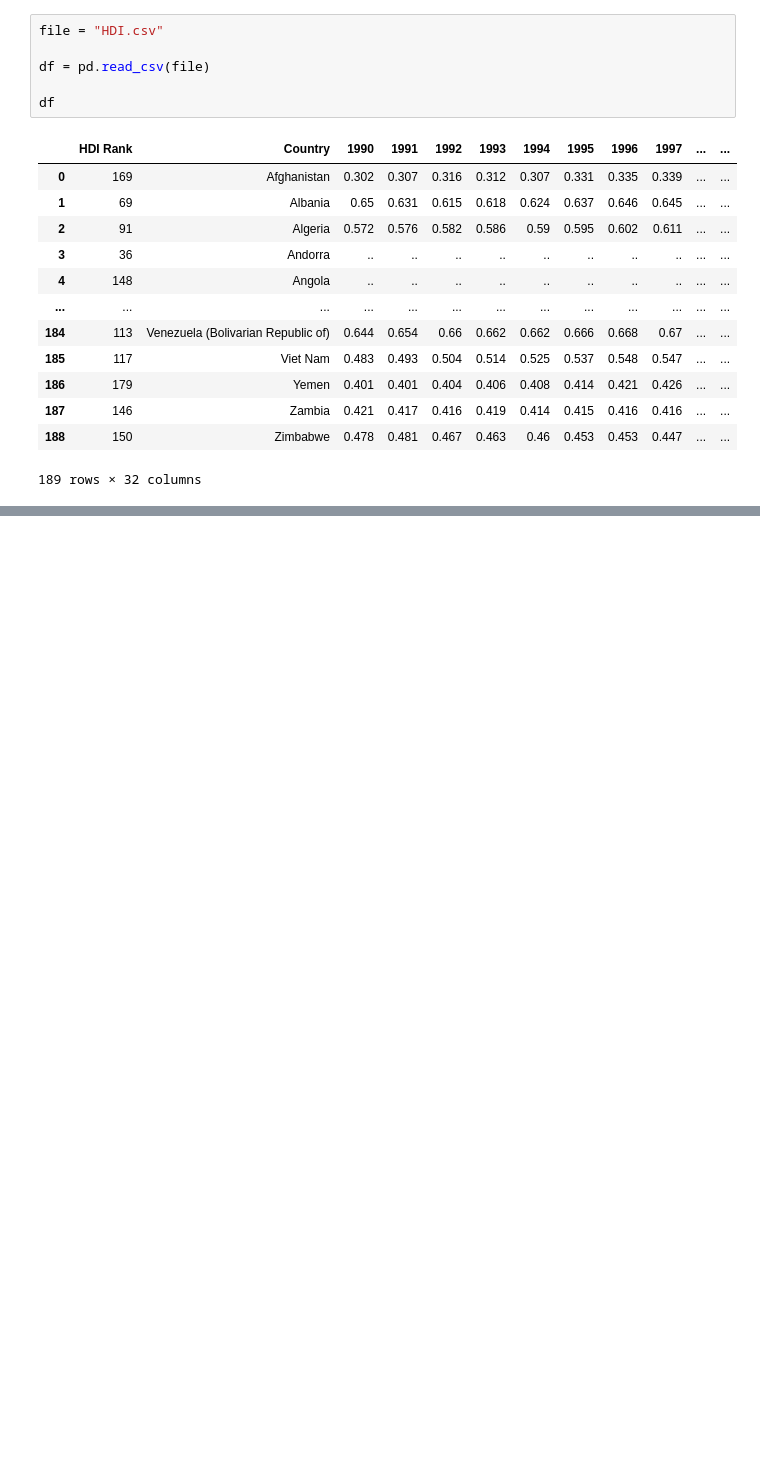
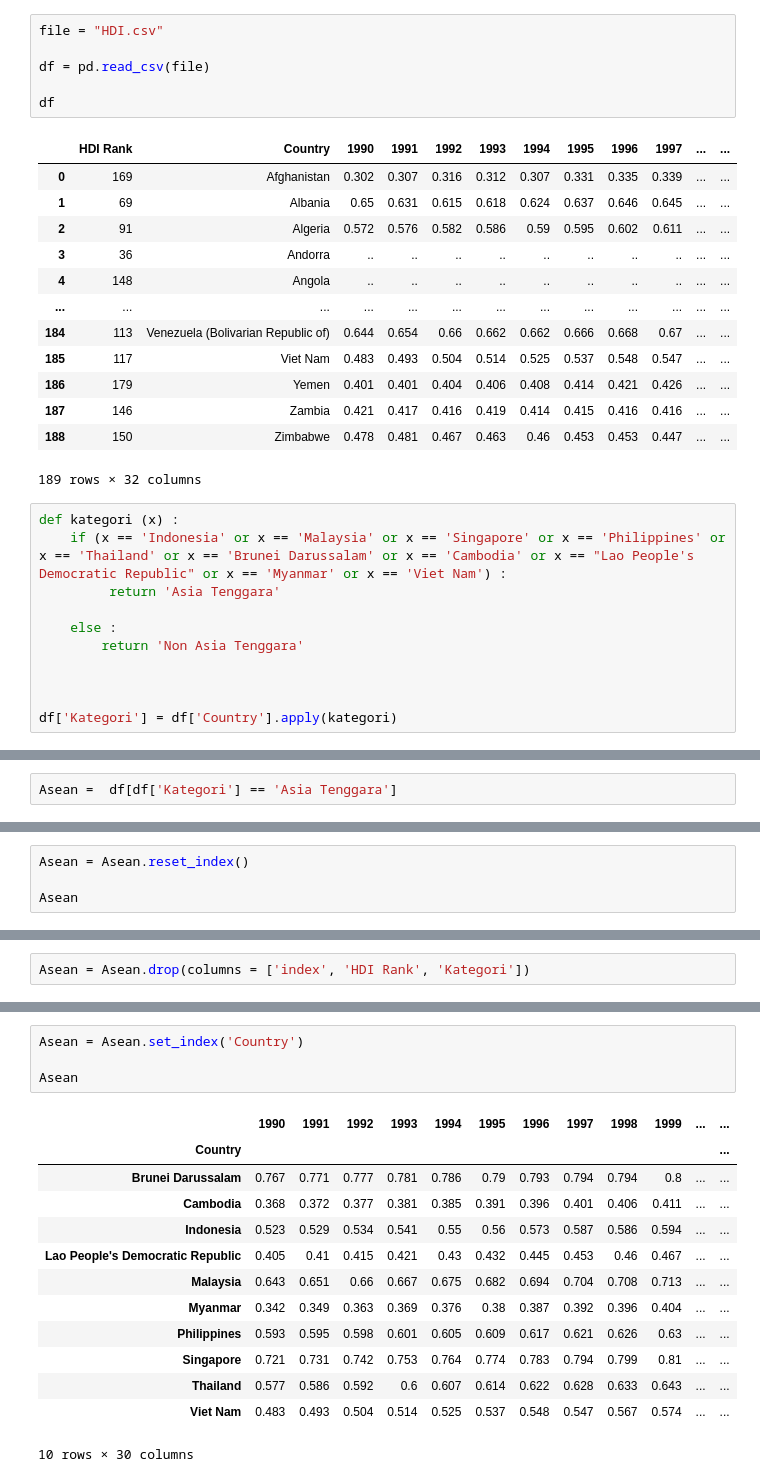
Before and after one commit to ikariyani/python-100daysChallenge, a Jupyter notebook: PROJECT/DAY 33/MATPLOTLIB - Line Chart (Multiple Lines).ipynb, the cells around one changed output, grey strips where cells are left out. Cells and saved outputs as stored; diff of their text form; blank space fills up the shorter version.

```diff
--- a/PROJECT/DAY 33/MATPLOTLIB - Line Chart (Multiple Lines).ipynb
+++ b/PROJECT/DAY 33/MATPLOTLIB - Line Chart (Multiple Lines).ipynb
@@ -29,3 +29,14 @@ df
 | 187 | 146 | Zambia | 0.421 | 0.417 | 0.416 | 0.419 | 0.414 | 0.415 | 0.416 | 0.416 | ... | ... |
 | 188 | 150 | Zimbabwe | 0.478 | 0.481 | 0.467 | 0.463 | 0.46 | 0.453 | 0.453 | 0.447 | ... | ... |
 189 rows × 32 columns
+# %%
+def kategori (x) :
+    if (x == 'Indonesia' or x == 'Malaysia' or x == 'Singapore' or x == 'Philippines' or x == 'Thailand' or x == 'Brunei Darussalam' or x == 'Cambodia' or x == "Lao People's Democratic Republic" or x == 'Myanmar' or x == 'Viet Nam') :
+         return 'Asia Tenggara'
+
+    else :
+        return 'Non Asia Tenggara'
+
+
+
+df['Kategori'] = df['Country'].apply(kategori)
@@ -31,0 +59,2 @@ df
+# %%
+Asean =  df[df['Kategori'] == 'Asia Tenggara']
@@ -31,0 +76,4 @@ df
+# %%
+Asean = Asean.reset_index()
+
+Asean
@@ -31,0 +93,2 @@ df
+# %%
+Asean = Asean.drop(columns = ['index', 'HDI Rank', 'Kategori'])
@@ -31,0 +110,18 @@ df
+# %%
+Asean = Asean.set_index('Country')
+
+Asean
+# %% [output]
+|  | 1990 | 1991 | 1992 | 1993 | 1994 | 1995 | 1996 | 1997 | 1998 | 1999 | ... | ... |
+| Country |  |  |  |  |  |  |  |  |  |  |  | ... |
+| Brunei Darussalam | 0.767 | 0.771 | 0.777 | 0.781 | 0.786 | 0.79 | 0.793 | 0.794 | 0.794 | 0.8 | ... | ... |
+| Cambodia | 0.368 | 0.372 | 0.377 | 0.381 | 0.385 | 0.391 | 0.396 | 0.401 | 0.406 | 0.411 | ... | ... |
+| Indonesia | 0.523 | 0.529 | 0.534 | 0.541 | 0.55 | 0.56 | 0.573 | 0.587 | 0.586 | 0.594 | ... | ... |
+| Lao People's Democratic Republic | 0.405 | 0.41 | 0.415 | 0.421 | 0.43 | 0.432 | 0.445 | 0.453 | 0.46 | 0.467 | ... | ... |
+| Malaysia | 0.643 | 0.651 | 0.66 | 0.667 | 0.675 | 0.682 | 0.694 | 0.704 | 0.708 | 0.713 | ... | ... |
+| Myanmar | 0.342 | 0.349 | 0.363 | 0.369 | 0.376 | 0.38 | 0.387 | 0.392 | 0.396 | 0.404 | ... | ... |
+| Philippines | 0.593 | 0.595 | 0.598 | 0.601 | 0.605 | 0.609 | 0.617 | 0.621 | 0.626 | 0.63 | ... | ... |
+| Singapore | 0.721 | 0.731 | 0.742 | 0.753 | 0.764 | 0.774 | 0.783 | 0.794 | 0.799 | 0.81 | ... | ... |
+| Thailand | 0.577 | 0.586 | 0.592 | 0.6 | 0.607 | 0.614 | 0.622 | 0.628 | 0.633 | 0.643 | ... | ... |
+| Viet Nam | 0.483 | 0.493 | 0.504 | 0.514 | 0.525 | 0.537 | 0.548 | 0.547 | 0.567 | 0.574 | ... | ... |
+10 rows × 30 columns
```
Also changed, not shown: parts of 10 cells of this notebook, 12 other files.
